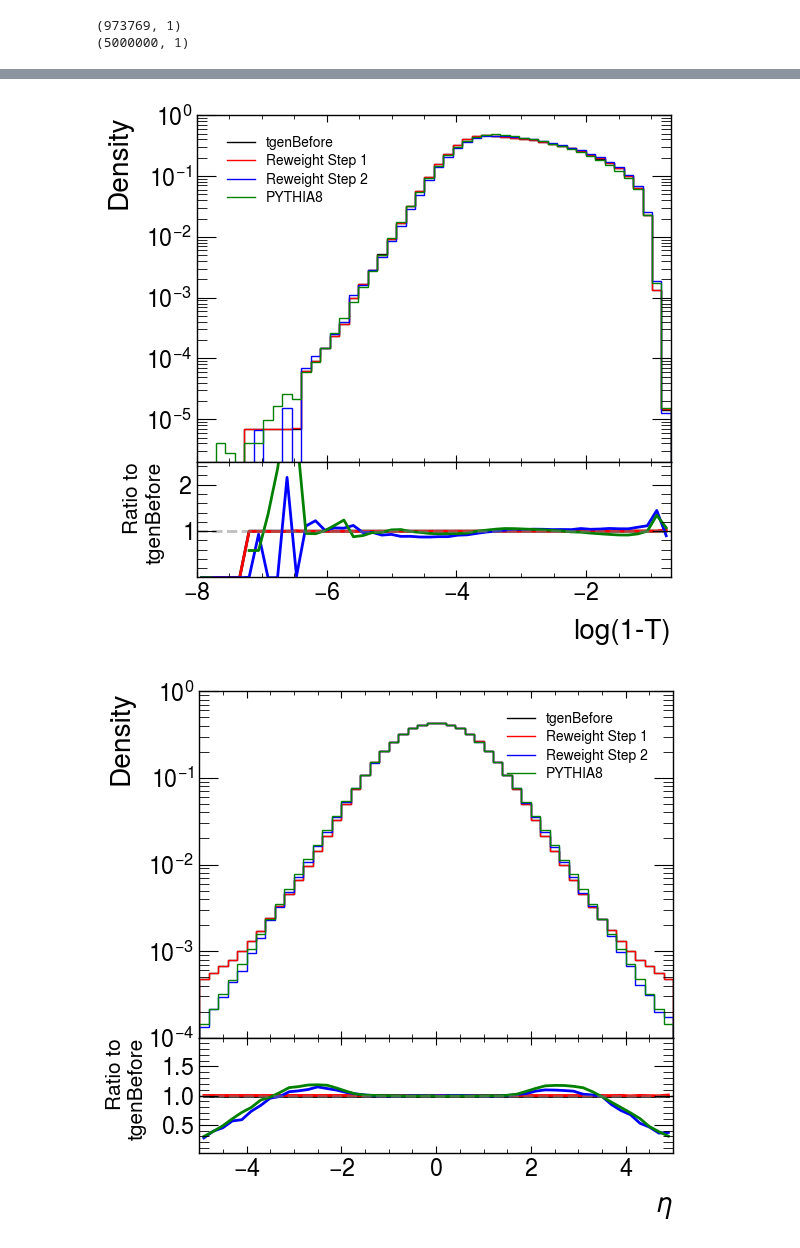
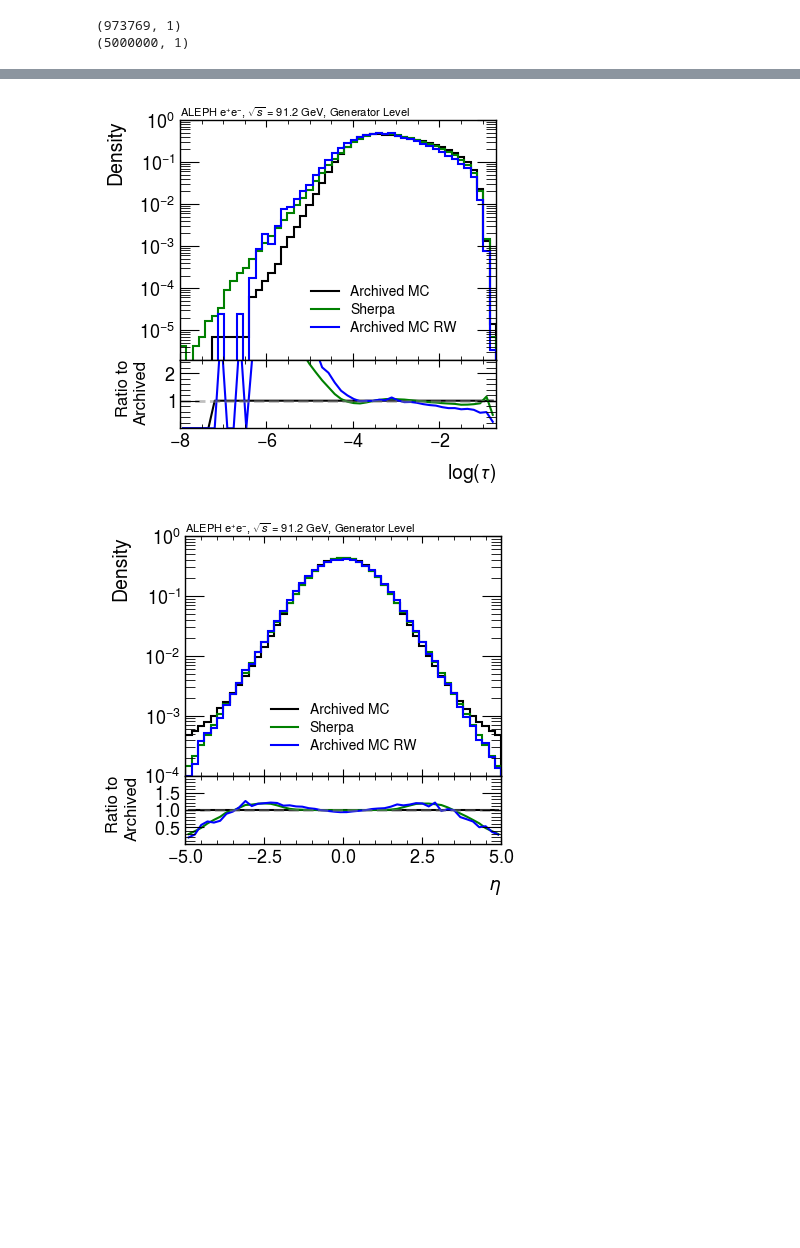
Before and after one commit to badeaa3/unfold-ee-logtau, a Jupyter notebook: ReweightMC/VisualizeReweightMC.ipynb, the cells around one changed output, grey strips where cells are left out. Cells and saved outputs as stored; diff of their text form; code cells hidden in the pictures; blank space fills up the shorter version.

Commit message:
update theory reweighting

```diff
--- a/ReweightMC/VisualizeReweightMC.ipynb
+++ b/ReweightMC/VisualizeReweightMC.ipynb
@@ -78,3 +73,15 @@ new_mc_thrust = np.log(1-new_mc_thrust).flatten()
 # %% [output]
 (973769, 1)
 (5000000, 1)
+# %%
+sys.path.append("../")
+import dataloader
+import json
+
+with open("../training_conf.json") as f:
+      training_conf = json.load(f)
+
+thrust_branches = ["Thrust"]
+
+# load thrust distributions
+reco_data, reco_mc, gen_mc, pass_reco, pass_gen = dataloader.DataLoader(training_conf)
@@ -119,15 +133,15 @@ conf = {
         "ax2_ylim" : [0.01, 1.99],
         "ax2_xlabel" : r"$|p|$ [GeV]",
         "legend_loc" : "upper right",
-        "legend_bbox" : (0.99, 1),
+        "legend_bbox" : (0.95, 1),
     },
     "eta" : {
         "bins" : np.linspace(-5, 5, 51),
         "ax1_ylim" : [10**-4, 10**0],
         "ax2_ylim" : [0.01, 1.99],
         "ax2_xlabel" : r"$\eta$",
-        "legend_loc" : "upper right",
-        "legend_bbox" : (0.99, 1),
+        "legend_loc" : "center",
+        "legend_bbox" : (0.5, 0.2),
     },
     "phi" : {
         "bins" : np.linspace(-4, 4, 51),
@@ -137,15 +151,15 @@ conf = {
         "legend_loc" : "upper right",
         "legend_bbox" : (0.99, 1),
     },
-    "thrust" : {
+    "logtau" : {
         "bins" : np.linspace(-8, np.log(0.5), 51),
         "ax1_ylabel" : r"1/$\sigma$ d$\sigma$/dlog(1-T)",
         "ax1_yscale" : "log",
         "ax1_ylim" : [0.2*10**-5, 10**0],
         "ax2_ylim" : [0.01, 2.49],
-        "ax2_xlabel" : "log(1-T)",
+        "ax2_xlabel" : r"$\log(\tau$)",
         "legend_loc" : "upper left",
-        "legend_bbox" : (0.02, 1),
+        "legend_bbox" : (0.35, 0.4),
     }
 }
 # %%
@@ -180,7 +197,7 @@ plt.show()
 # %%
 plots = {}
 
-branch = "thrust"
+branch = "logtau"
 plots[branch] = {}
 plots[branch][f"h_aleph_mc"] = ut.calc_hist(aleph_mc_thrust, bins=conf[branch]["bins"], density=True)
 plots[branch][f"h_aleph_mc_rw_step1"] = ut.calc_hist(aleph_mc_thrust, bins=conf[branch]["bins"], density=True, weights=reweight["Step1"])
@@ -202,36 +219,37 @@ for iB, branch in enumerate(branches): #rmc.mc_paths[new_mc_name]["branches"]):
 # %%
 for key, val in plots.items():
 
     # style
     style = {
         "legend_loc" : conf[key]["legend_loc"],
         "legend_bbox" : conf[key]["legend_bbox"],
         "legend_ncol" : 1,
         "legend_fontsize" : 10,
         "ax1_ylabel" : "Density",
         "ax1_yscale" : "log",
         "ax2_xlabel" : conf[key]["ax2_xlabel"], #f"{key}" + (" [GeV]" if key in ["p"] else ""),
         "ax2_xscale" : "linear",
-        "ax2_ylabel" : f'Ratio to\ntgenBefore',
+        "ax2_ylabel" : f'Ratio to\nArchived',
         "ax1_ylim" : conf[key]["ax1_ylim"],
         "bins" : conf[key]["bins"],
         "ax2_ylim" : conf[key]["ax2_ylim"],
     }
 
     # plot
     inPlots = {}
-    inPlots["tgenBefore"] = {"plotType": "stairs", "x": conf[key]["bins"], "y": val["h_aleph_mc"][0], "color": "black", "label": "tgenBefore", "ls":"-"}
-    inPlots["tgenBefore_rw_step1"] = {"plotType": "stairs", "x": conf[key]["bins"], "y": val["h_aleph_mc_rw_step1"][0], "color": "red", "label": "Reweight Step 1", "ls":"-"}
-    inPlots["tgenBefore_rw_step2"] = {"plotType": "stairs", "x": conf[key]["bins"], "y": val["h_aleph_mc_rw_step2"][0], "color": "blue", "label": "Reweight Step 2", "ls":"-"}
+    inPlots["tgenBefore"] = {"plotType": "stairs", "x": conf[key]["bins"], "y": val["h_aleph_mc"][0], "color": "black", "label": "Archived MC", "ls":"-"}
     inPlots["new_mc"] = {"plotType": "stairs", "x": conf[key]["bins"], "y": val["h_new_mc"][0], "color": "green", "label": new_mc_name, "ls":"-"}
+    # inPlots["tgenBefore_rw_step1"] = {"plotType": "stairs", "x": conf[key]["bins"], "y": val["h_aleph_mc_rw_step1"][0], "color": "red", "label": "Reweight Step 1", "ls":"-"}
+    inPlots["tgenBefore_rw_step2"] = {"plotType": "stairs", "x": conf[key]["bins"], "y": val["h_aleph_mc_rw_step2"][0], "color": "blue", "label": "Archived MC RW", "ls":"-"}
 
     # ratio denominator using the total error
     ratio_denom = [val["h_aleph_mc"]]
 
-    fig, (ax1, ax2) = ut.plotThrust(style, inPlots, ratio_denom, epsilon = 1e-10)
+    header = r"ALEPH e$^{+}$e$^{-}$, $\sqrt{s}$ = 91.2 GeV, Generator Level"
+    fig, (ax1, ax2) = ut.plotThrust(style, inPlots, ratio_denom, epsilon = 1e-10, header=header)
     plt.show()
-    fig.savefig(f"plots/{key}_reweight.pdf", bbox_inches='tight')
+    fig.savefig(f"plots/{new_mc_name}_{key}_reweight.pdf", bbox_inches='tight')
     plt.close()
 # %% [output]
-[figure, old version]
+[figure, new version]
-[figure, old version]
+[figure, new version]
```
Also changed, not shown: parts of 7 cells of this notebook, 2 other files.
